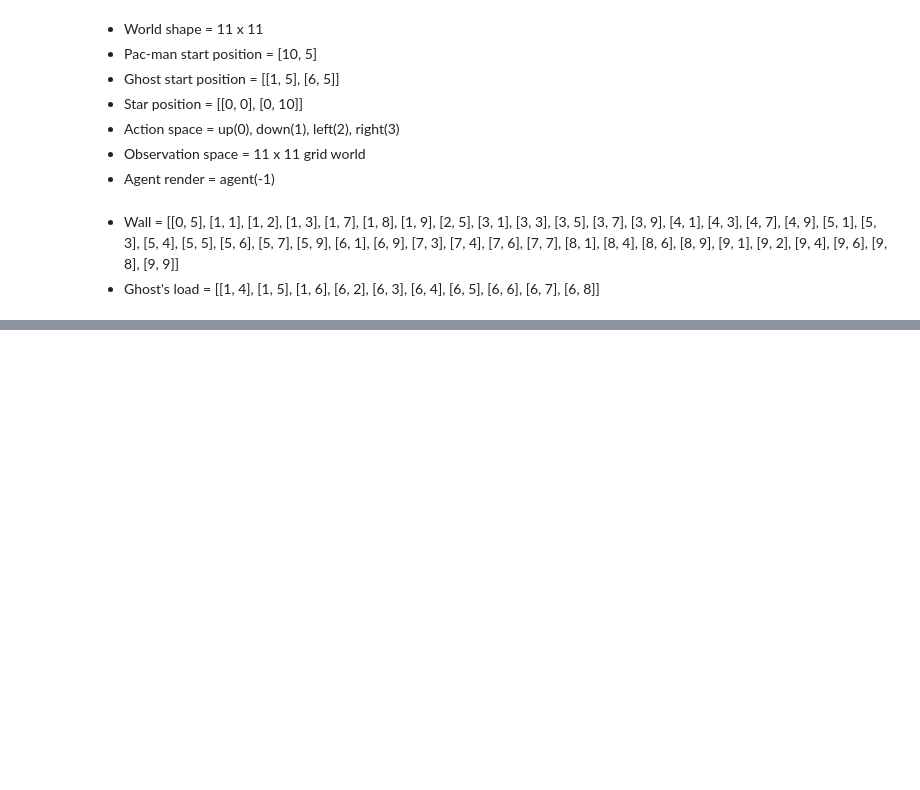
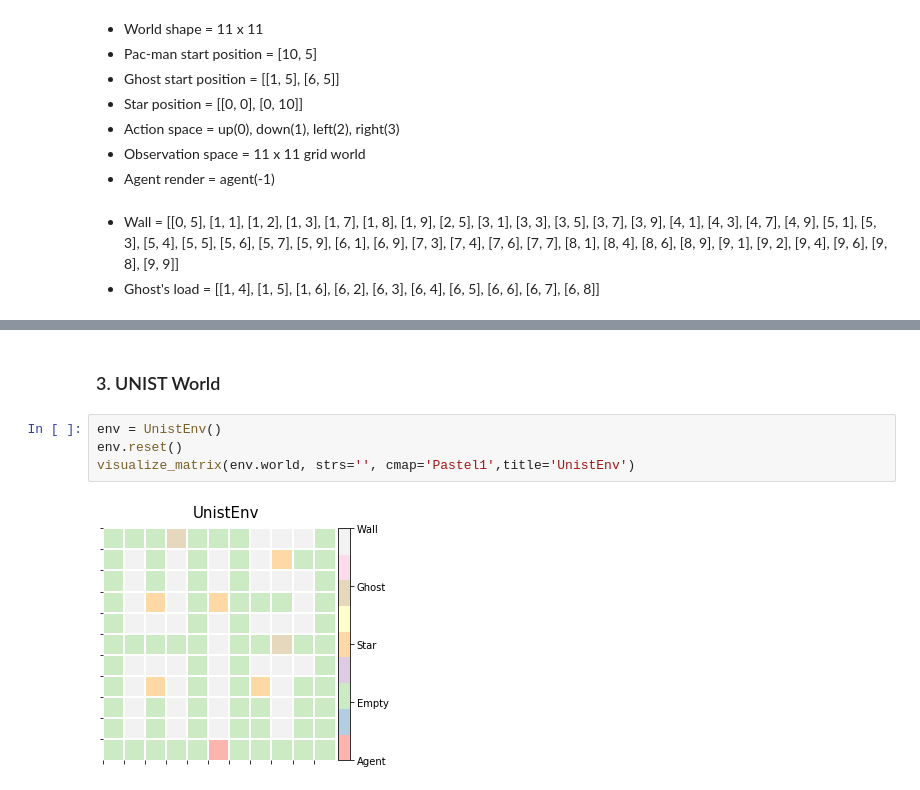
Before and after one commit to yuhodots/pacman, a Jupyter notebook: notebook/project.ipynb, the cells around one changed output, grey strips where cells are left out. Drawn from its saved outputs; the diff is of its cells as text; blank space fills up the shorter version.

Commit message:
add UnistEnv

```diff
--- a/notebook/project.ipynb
+++ b/notebook/project.ipynb
@@ -140,2 +144,10 @@ visualize_matrix(env.world, world='Big', strs='', cmap='Pastel1',title='BigGridE
 # %% [output]
 [figure]
+# %% [markdown]
+### 3. UNIST World
+# %%
+env = UnistEnv()
+env.reset()
+visualize_matrix(env.world, strs='', cmap='Pastel1',title='UnistEnv')
+# %% [output]
+[figure, added]
```
Also changed, not shown: parts of 8 cells of this notebook, 6 other files.
